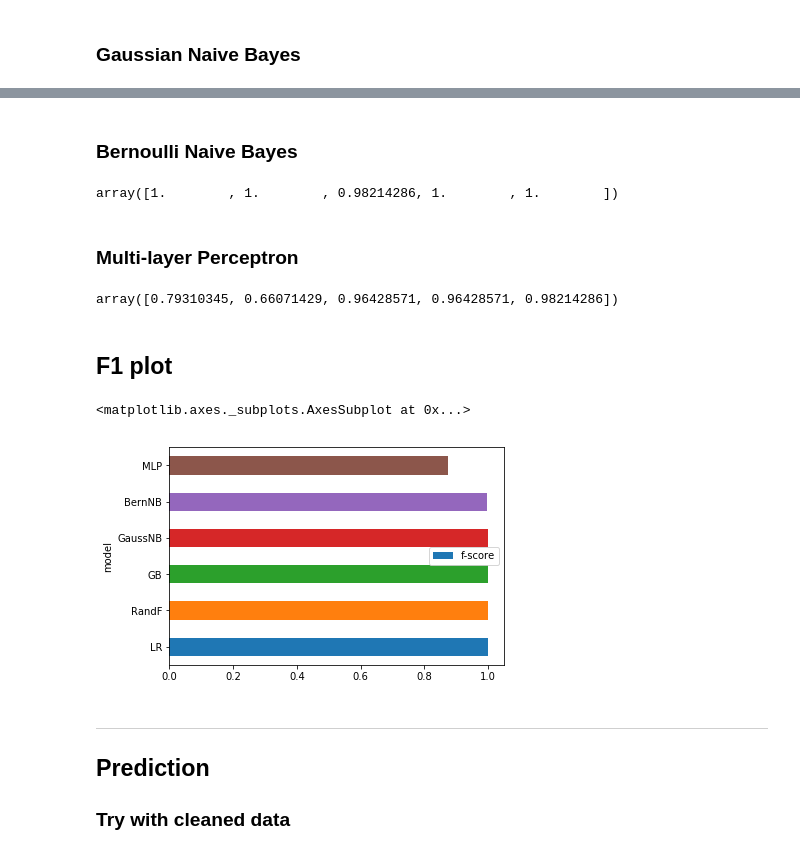
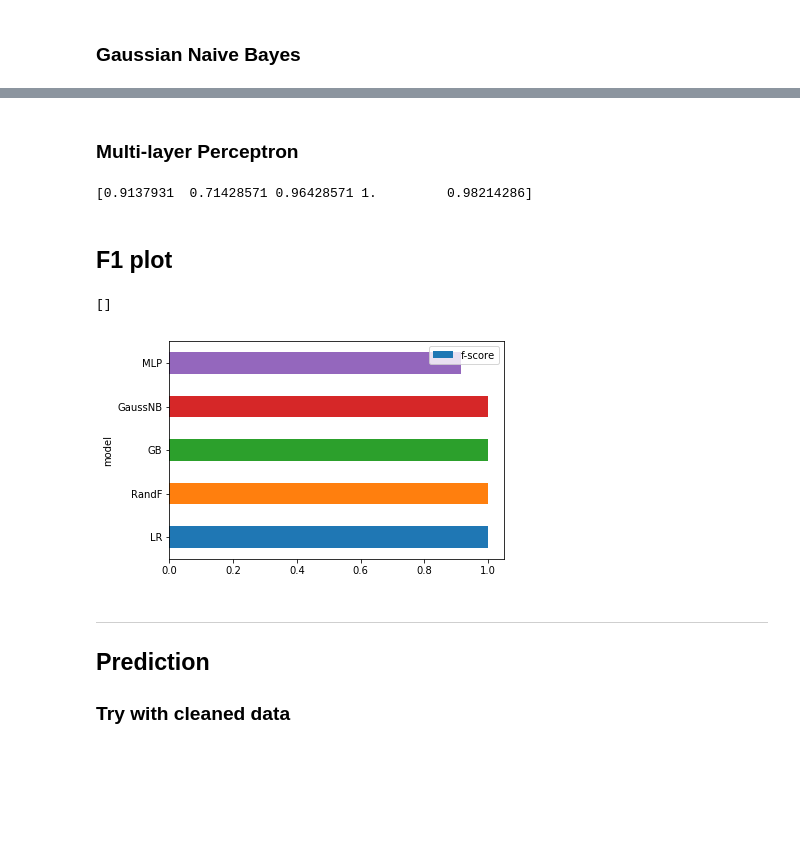
Before and after one commit to ICT710-g4/data-analytics-project, a Jupyter notebook: model.ipynb, the cells around one changed output, grey strips where cells are left out. Saved outputs shown, nothing was run; the diff lists cells and outputs as text; code cells hidden in the pictures; blank space fills up the shorter version.

Commit message:
fine-tune model, write readme file

```diff
--- a/model.ipynb
+++ b/model.ipynb
@@ -72,36 +72,28 @@ array([1., 1., 1., 1., 1.])
-# %% [markdown]
-###  Bernoulli Naive Bayes
-# %%
-bnb = BernoulliNB()
-bnb_score = cross_val_score(bnb, X, y, cv=5, scoring='f1_micro')
-fscore.append(bnb_score.mean())
-bnb_score
-# %% [output]
-array([1.        , 1.        , 0.98214286, 1.        , 1.        ])
 # %% [markdown]
 ###  Multi-layer Perceptron
 # %%
 mlp = MLPClassifier(activation='relu', max_iter=500)
 mlp_score = cross_val_score(mlp, X, y, cv=5, scoring='f1_micro')
 fscore.append(mlp_score.mean())
-mlp_score
+print(mlp_score)
 # %% [output]
-array([0.79310345, 0.66071429, 0.96428571, 0.96428571, 0.98214286])
+[0.9137931  0.71428571 0.96428571 1.         0.98214286]
 # %% [markdown]
 ## F1 plot
 # %%
 list_ = []
-model_name = ["LR", "RandF", "GB", "GaussNB", "BernNB", "MLP"]
+model_name = ["LR", "RandF", "GB", "GaussNB", "MLP"]
 for i in range(len(model_name)):
     arr = {}
     arr["model"] = model_name[i]
     arr["f-score"] = fscore[i]
     list_.append(arr)
 f1df = pd.DataFrame(list_)
 f1df.plot.barh(x="model", y="f-score")
+plt.plot()
 # %% [output]
-<matplotlib.axes._subplots.AxesSubplot at 0x...>
+[]
-[figure, old version]
+[figure, new version]
 # %%
 import pickle
 
```
Also changed, not shown: parts of 25 cells of this notebook, 3 other files.
